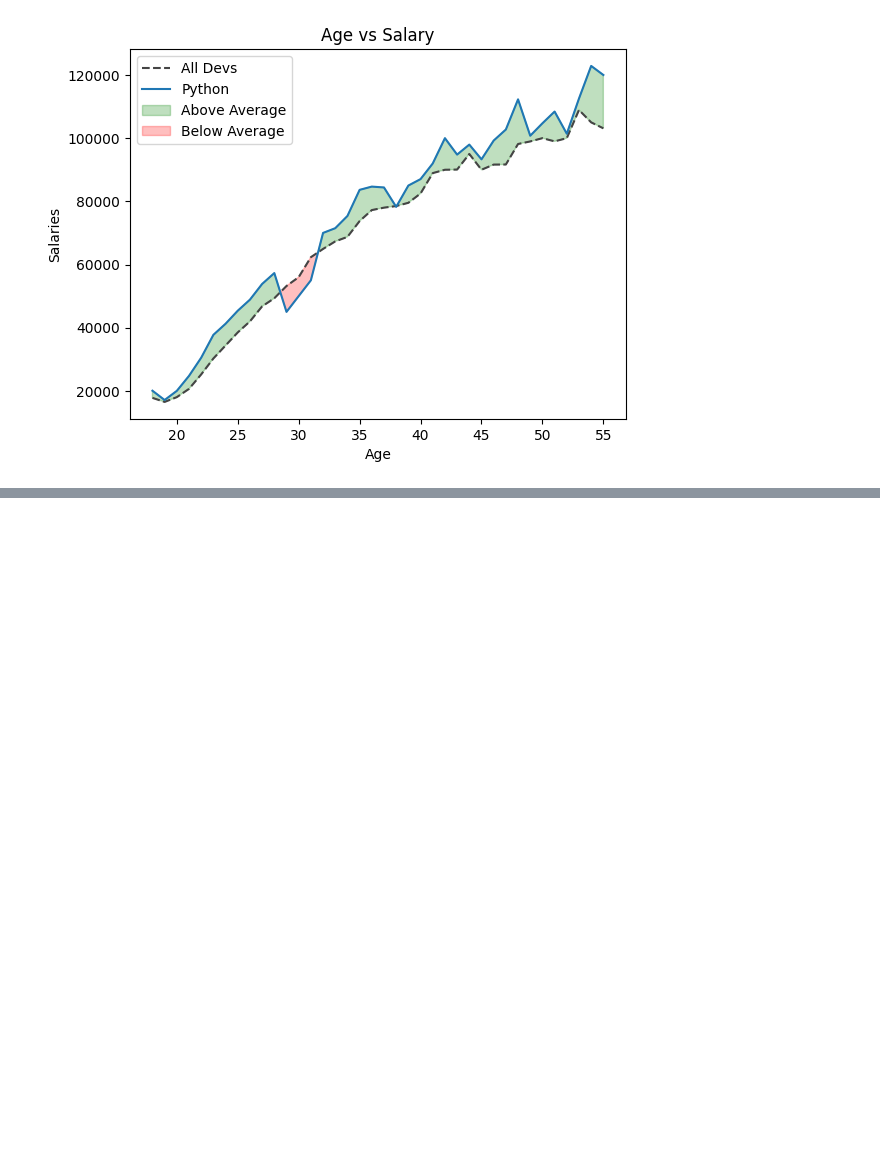
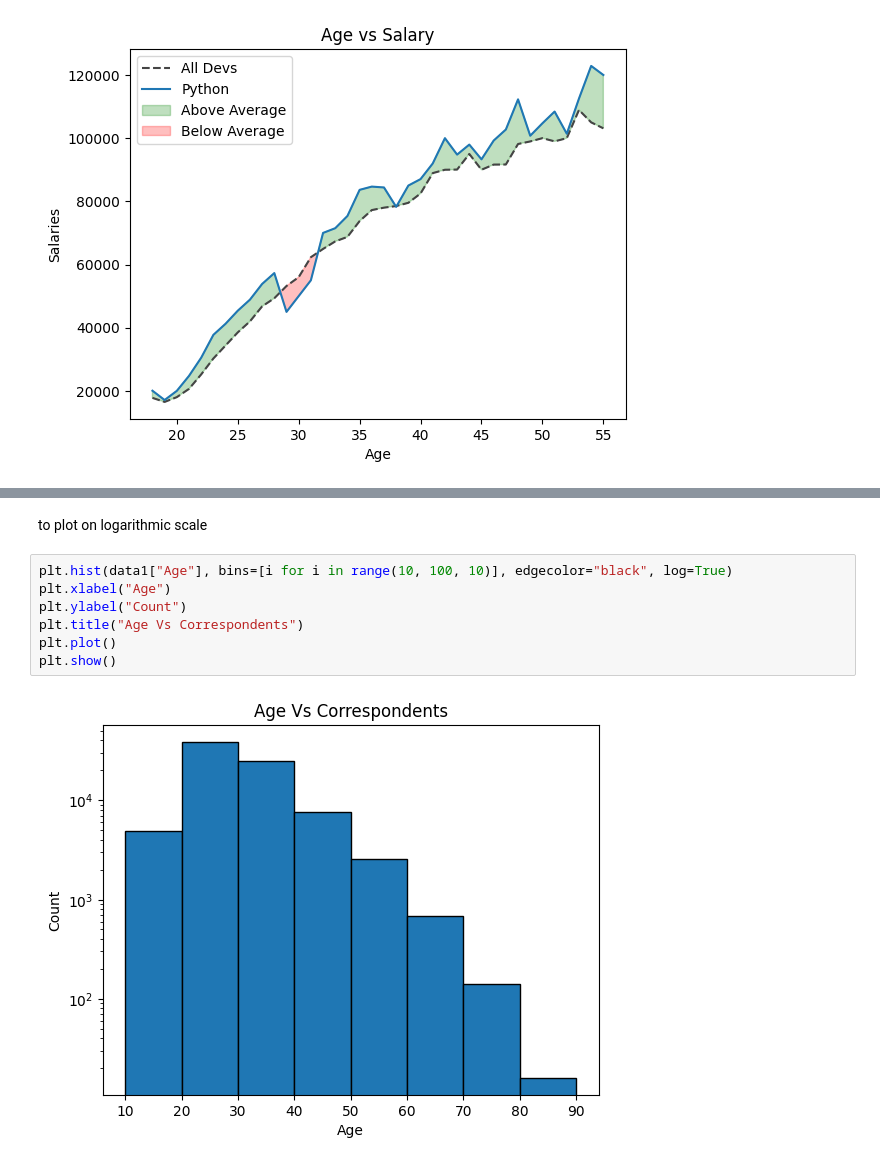
Before and after one commit to kurnoolanirudh/Python, a Jupyter notebook: Matplotlib.ipynb, the cells around one changed output, grey strips where cells are left out. Cells and saved outputs as stored; diff of their text form; blank space fills up the shorter version.

```diff
--- a/Matplotlib.ipynb
+++ b/Matplotlib.ipynb
@@ -138,0 +186,11 @@ plt.show()
+# %% [markdown]
+to plot on logarithmic scale
+# %%
+plt.hist(data1["Age"], bins=[i for i in range(10, 100, 10)], edgecolor="black", log=True)
+plt.xlabel("Age")
+plt.ylabel("Count")
+plt.title("Age Vs Correspondents")
+plt.plot()
+plt.show()
+# %% [output]
+[figure, added]
```
Also changed, not shown: parts of 31 cells of this notebook, 57 other files.
